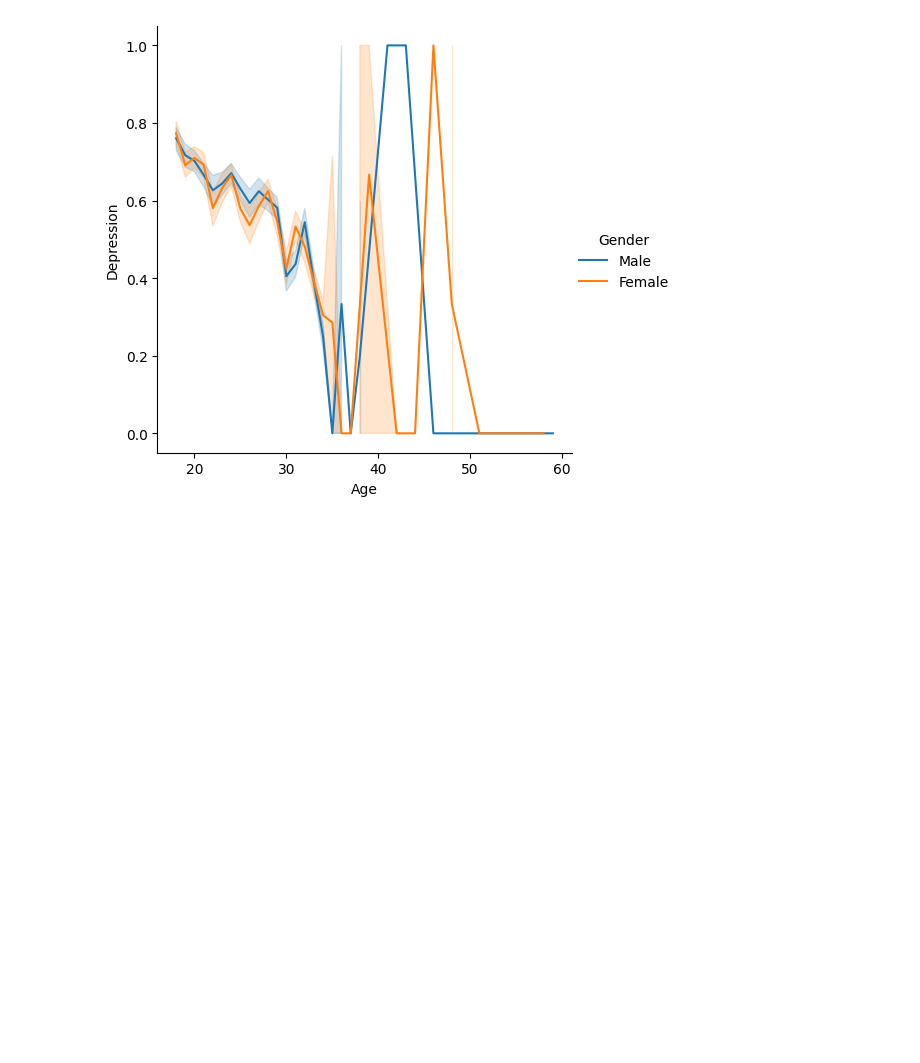
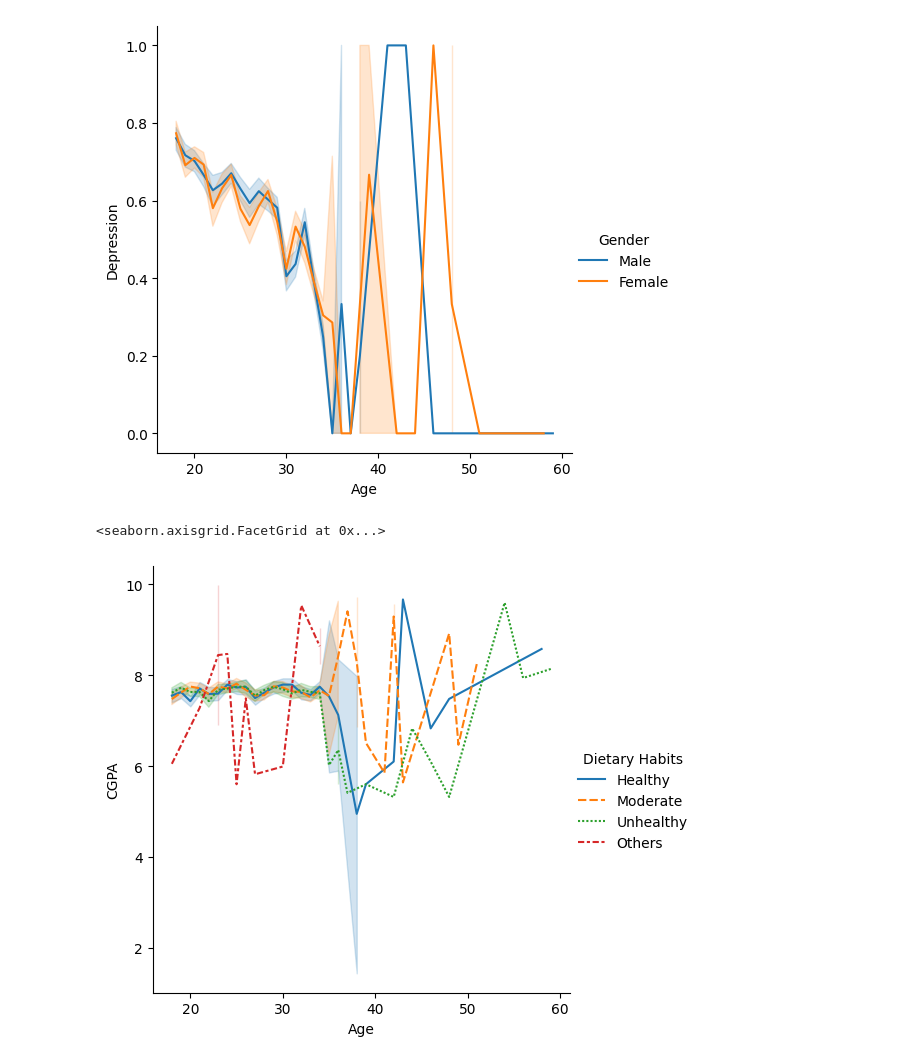
Before and after one commit to ashuwebdevloper/GEN-AI, a Jupyter notebook: Seaborn/starting.ipynb, the cells around one changed output. Drawn from its saved outputs; the diff is of its cells as text; code cells hidden in the pictures; blank space fills up the shorter version.

```diff
--- a/Seaborn/starting.ipynb
+++ b/Seaborn/starting.ipynb
@@ -56,3 +56,8 @@ sns.relplot(data=df, x='Age', y='Depression', kind='line', hue='Gender')
 # %% [output]
 <seaborn.axisgrid.FacetGrid at 0x...>
 [figure]
+# %%
+sns.relplot(data=df, x='Age', y='CGPA', kind='line', style='Dietary Habits',hue='Dietary Habits')
+# %% [output]
+<seaborn.axisgrid.FacetGrid at 0x...>
+[figure, added]
```
Also changed, not shown: parts of 4 cells of this notebook.
